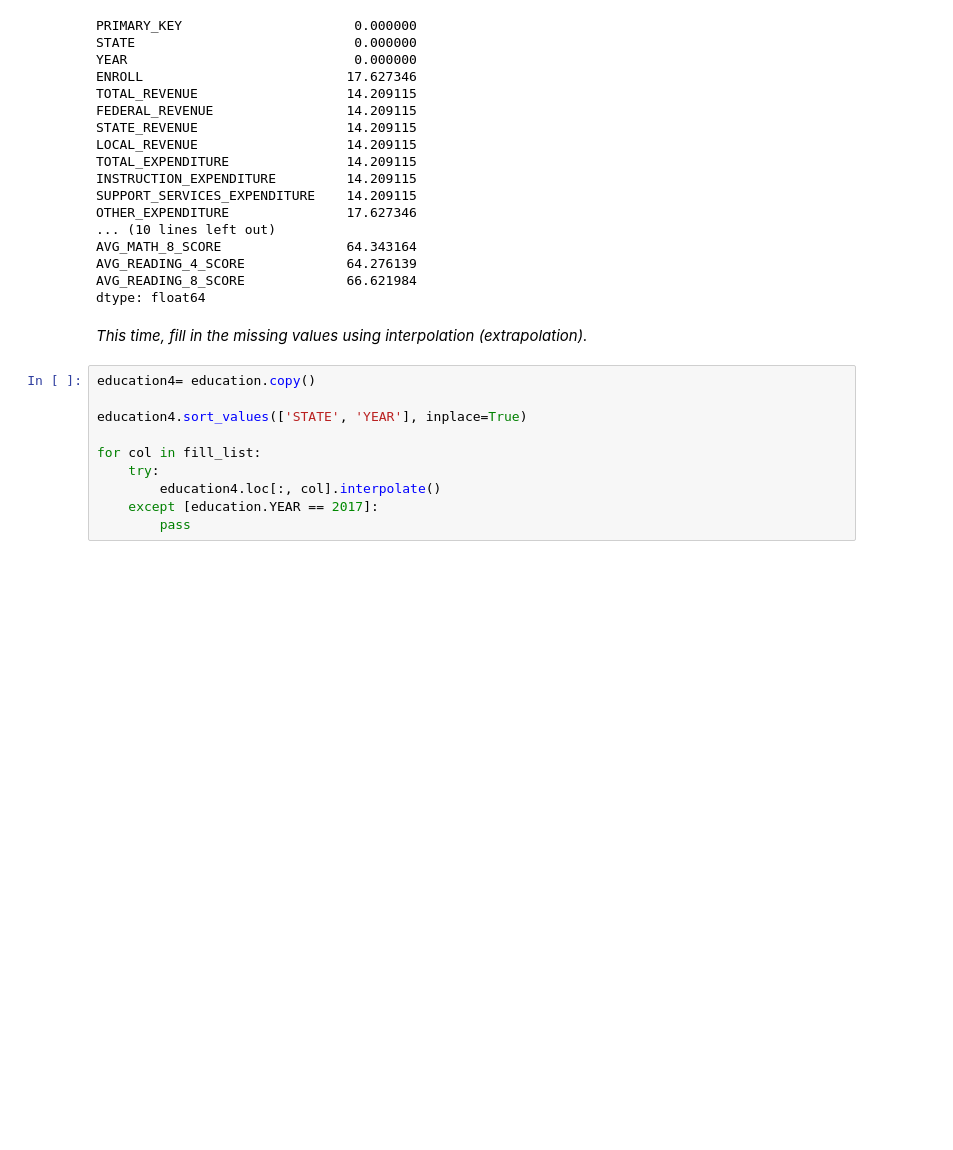
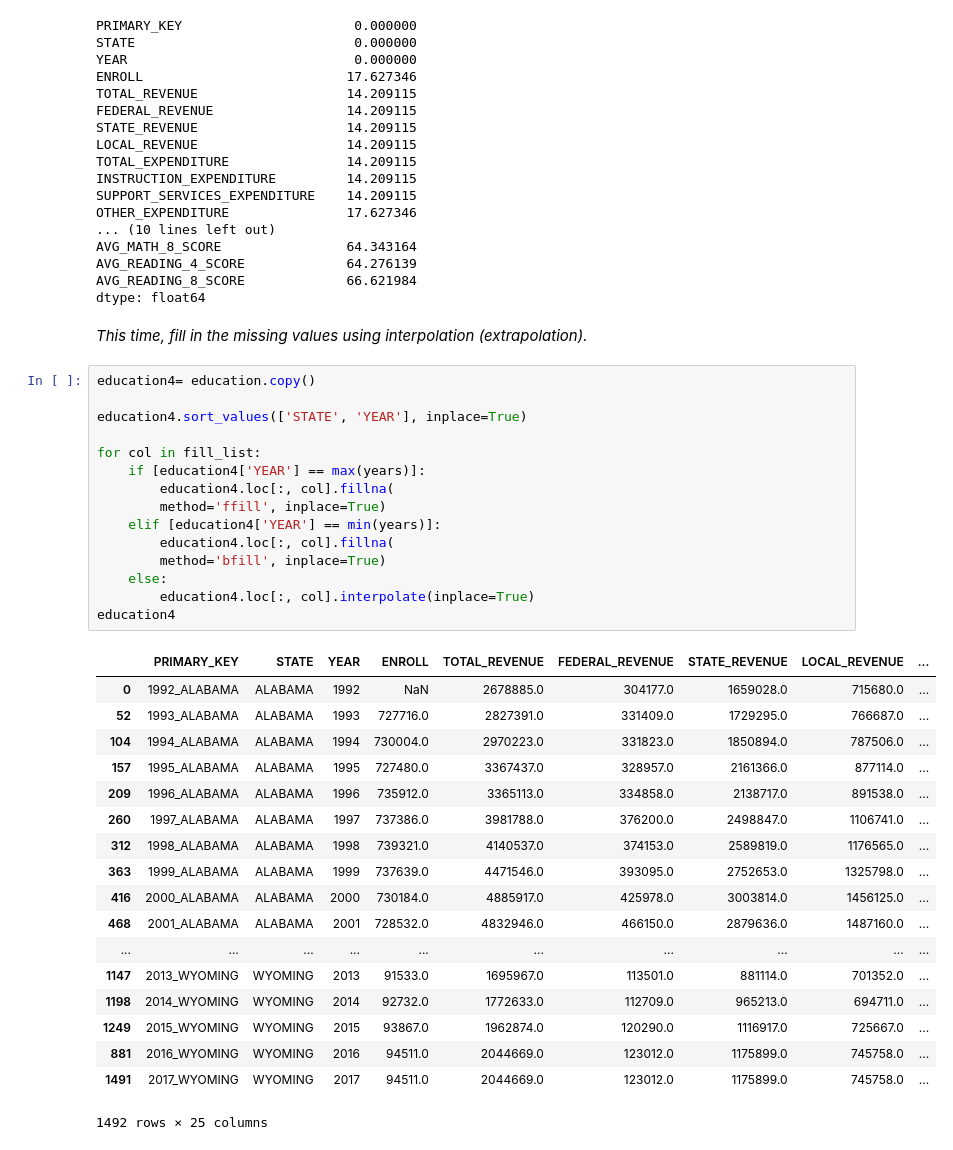
Before and after one commit to mcgowaji/hello-world, a Jupyter notebook: Data Cleaning- Missing Values.ipynb, the cells around one changed output. Saved outputs shown, nothing was run; the diff lists cells and outputs as text; blank space fills up the shorter version.

```diff
--- a/Data Cleaning- Missing Values.ipynb
+++ b/Data Cleaning- Missing Values.ipynb
@@ -181,13 +181,37 @@ _This time, fill in the missing values using interpolation (extrapolation)._
 # %%
 education4= education.copy()
 
 education4.sort_values(['STATE', 'YEAR'], inplace=True)
 
 for col in fill_list:
-    try:
-        education4.loc[:, col].interpolate()
-    except [education.YEAR == 2017]:
-        pass
+    if [education4['YEAR'] == max(years)]:
+        education4.loc[:, col].fillna(
+        method='ffill', inplace=True)
+    elif [education4['YEAR'] == min(years)]:
+        education4.loc[:, col].fillna(
+        method='bfill', inplace=True)
+    else:
+        education4.loc[:, col].interpolate(inplace=True)
+education4
+# %% [output]
+|  | PRIMARY_KEY | STATE | YEAR | ENROLL | TOTAL_REVENUE | FEDERAL_REVENUE | STATE_REVENUE | LOCAL_REVENUE | ... |
+| 0 | 1992_ALABAMA | ALABAMA | 1992 | NaN | 2678885.0 | 304177.0 | 1659028.0 | 715680.0 | ... |
+| 52 | 1993_ALABAMA | ALABAMA | 1993 | 727716.0 | 2827391.0 | 331409.0 | 1729295.0 | 766687.0 | ... |
+| 104 | 1994_ALABAMA | ALABAMA | 1994 | 730004.0 | 2970223.0 | 331823.0 | 1850894.0 | 787506.0 | ... |
+| 157 | 1995_ALABAMA | ALABAMA | 1995 | 727480.0 | 3367437.0 | 328957.0 | 2161366.0 | 877114.0 | ... |
+| 209 | 1996_ALABAMA | ALABAMA | 1996 | 735912.0 | 3365113.0 | 334858.0 | 2138717.0 | 891538.0 | ... |
+| 260 | 1997_ALABAMA | ALABAMA | 1997 | 737386.0 | 3981788.0 | 376200.0 | 2498847.0 | 1106741.0 | ... |
+| 312 | 1998_ALABAMA | ALABAMA | 1998 | 739321.0 | 4140537.0 | 374153.0 | 2589819.0 | 1176565.0 | ... |
+| 363 | 1999_ALABAMA | ALABAMA | 1999 | 737639.0 | 4471546.0 | 393095.0 | 2752653.0 | 1325798.0 | ... |
+| 416 | 2000_ALABAMA | ALABAMA | 2000 | 730184.0 | 4885917.0 | 425978.0 | 3003814.0 | 1456125.0 | ... |
+| 468 | 2001_ALABAMA | ALABAMA | 2001 | 728532.0 | 4832946.0 | 466150.0 | 2879636.0 | 1487160.0 | ... |
+| ... | ... | ... | ... | ... | ... | ... | ... | ... | ... |
+| 1147 | 2013_WYOMING | WYOMING | 2013 | 91533.0 | 1695967.0 | 113501.0 | 881114.0 | 701352.0 | ... |
+| 1198 | 2014_WYOMING | WYOMING | 2014 | 92732.0 | 1772633.0 | 112709.0 | 965213.0 | 694711.0 | ... |
+| 1249 | 2015_WYOMING | WYOMING | 2015 | 93867.0 | 1962874.0 | 120290.0 | 1116917.0 | 725667.0 | ... |
+| 881 | 2016_WYOMING | WYOMING | 2016 | 94511.0 | 2044669.0 | 123012.0 | 1175899.0 | 745758.0 | ... |
+| 1491 | 2017_WYOMING | WYOMING | 2017 | 94511.0 | 2044669.0 | 123012.0 | 1175899.0 | 745758.0 | ... |
+1492 rows × 25 columns
 # %%
 education4.isnull().sum()/education4.isnull().count()*100
 # %% [output]
```
Also changed, not shown: parts of 5 cells of this notebook.
